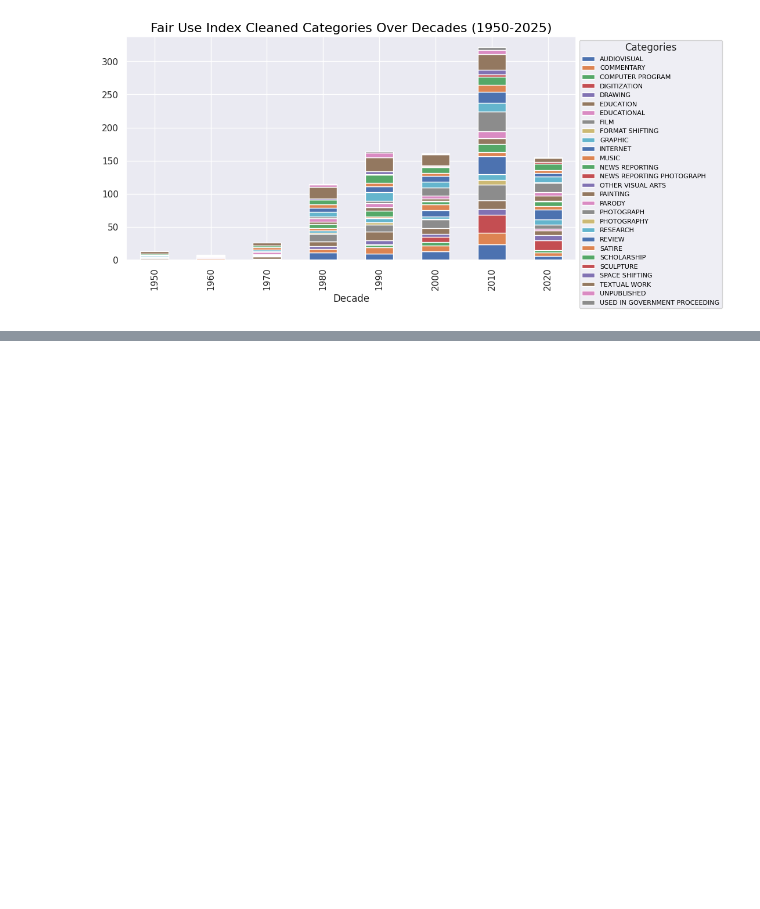
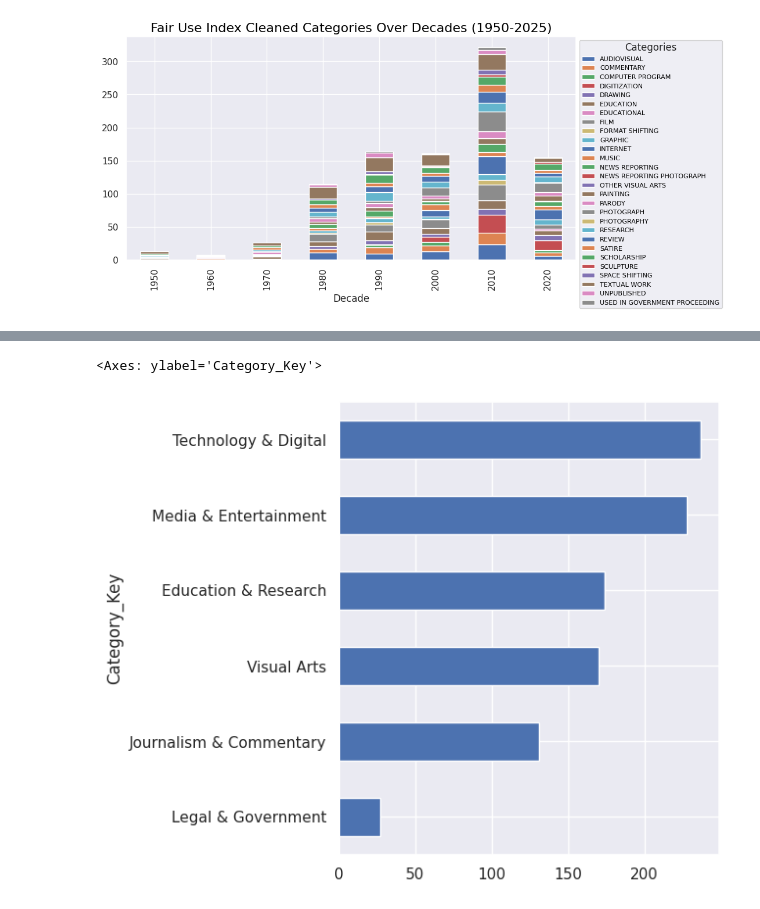
Before and after one commit to atnjqt/fair-use-index, a Jupyter notebook: analysis.ipynb, the cells around one changed output, grey strips where cells are left out. Saved outputs shown, nothing was run; the diff lists cells and outputs as text; code cells hidden in the pictures; blank space fills up the shorter version.

````diff
--- a/analysis.ipynb
+++ b/analysis.ipynb
@@ -281,9 +308,3 @@ plt.legend(title='Categories', title_fontsize='12', fontsize='8', loc='upper lef
 plt.savefig('./static/images/fui_categories_decades_summary.png', bbox_inches='tight')
 # %% [output]
 [figure]
-# %%
-# sns plot on Categories
-sns.set(rc={'figure.figsize':(5,30)})
-sns.set_style("darkgrid")
-title='Fair Use Case Index Refs per Category'
-sns.countplot(y='Categories', data=df, order=df['Categories'].value_counts().index).set_title(title, fontsize=16, color='black')
@@ -344,0 +344,32 @@ RateLimitError: Error code: 429 - {'error': {'message': 'You exceeded your curre
+# %%
+system_context = '''
+You are a helpful assistant that will attempt to receive many sub-categories
+and give some domain-specific top level categories to summarize.
+Give a simple reply with json mapping of KEY being top level category
+and VALUE being the sub-categories, that MUST be json formatted
+'''
+
+user_context = '''
+Infer appropriate columns or categories for this array of unique sub-categories:
+'''
+
+array_of_unique_categories = df_cc_final.Categories_cleaned_final.unique()
+
+# https://platform.openai.com/docs/models
+model_type = 'gpt-4o'
+
+response = client.chat.completions.create(model=model_type,  # or "gpt-4" if you have access
+        messages=[
+            {"role": "system", "content": system_context},
+            {"role": "user", "content": f"{user_context} '{array_of_unique_categories}'"}
+        ])
+
+# write the response to json as a backup
+with open('./ai_response.json', 'w') as f:
+    json.dump(response.choices[0].message.content.strip('```',).strip('json').strip(), f)
+# %%
+# load the json response, though this may require manual inspection to ensure string to dict conversion is correct
+#with open('./ai_response.json') as f:
+#    mapping_dict = json.load(f)
+
+mapping_dict = json.loads(response.choices[0].message.content.strip('```',).strip('json').strip())
@@ -344,0 +396,8 @@ RateLimitError: Error code: 429 - {'error': {'message': 'You exceeded your curre
+# %%
+# map the cleaned categories to the top level categories
+df_cc_final['Category_Key'] = df_cc_final['Categories_cleaned_final'].apply(lambda x: [key for key, value in mapping_dict.items() if x in value][0])
+# %%
+df_cc_final['Category_Key'].value_counts(ascending=True).plot(kind='barh', figsize=(5,6), label='Category_Key')
+# %% [output]
+<Axes: ylabel='Category_Key'>
+[figure, added]
````
Also changed, not shown: parts of 26 cells of this notebook, 11 other files.
